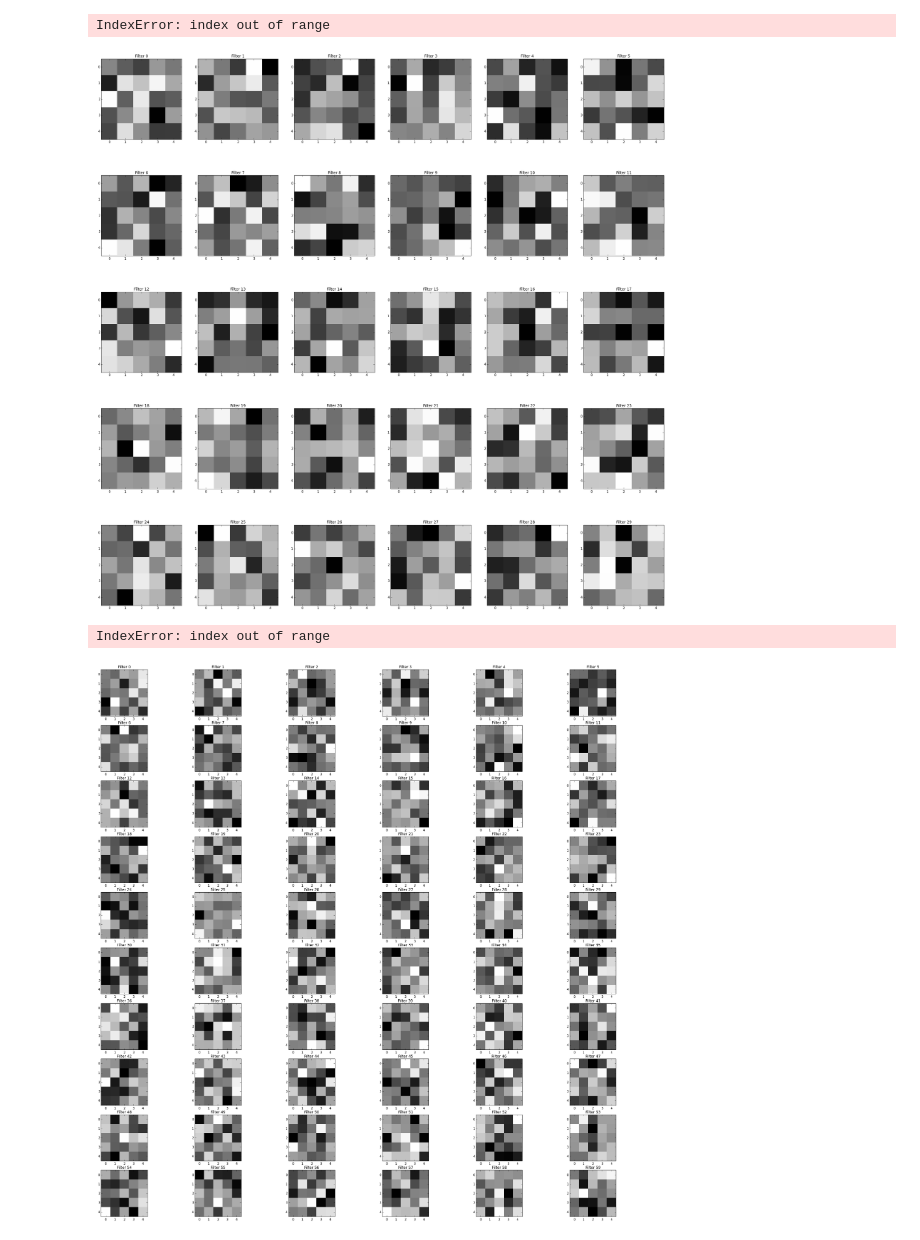
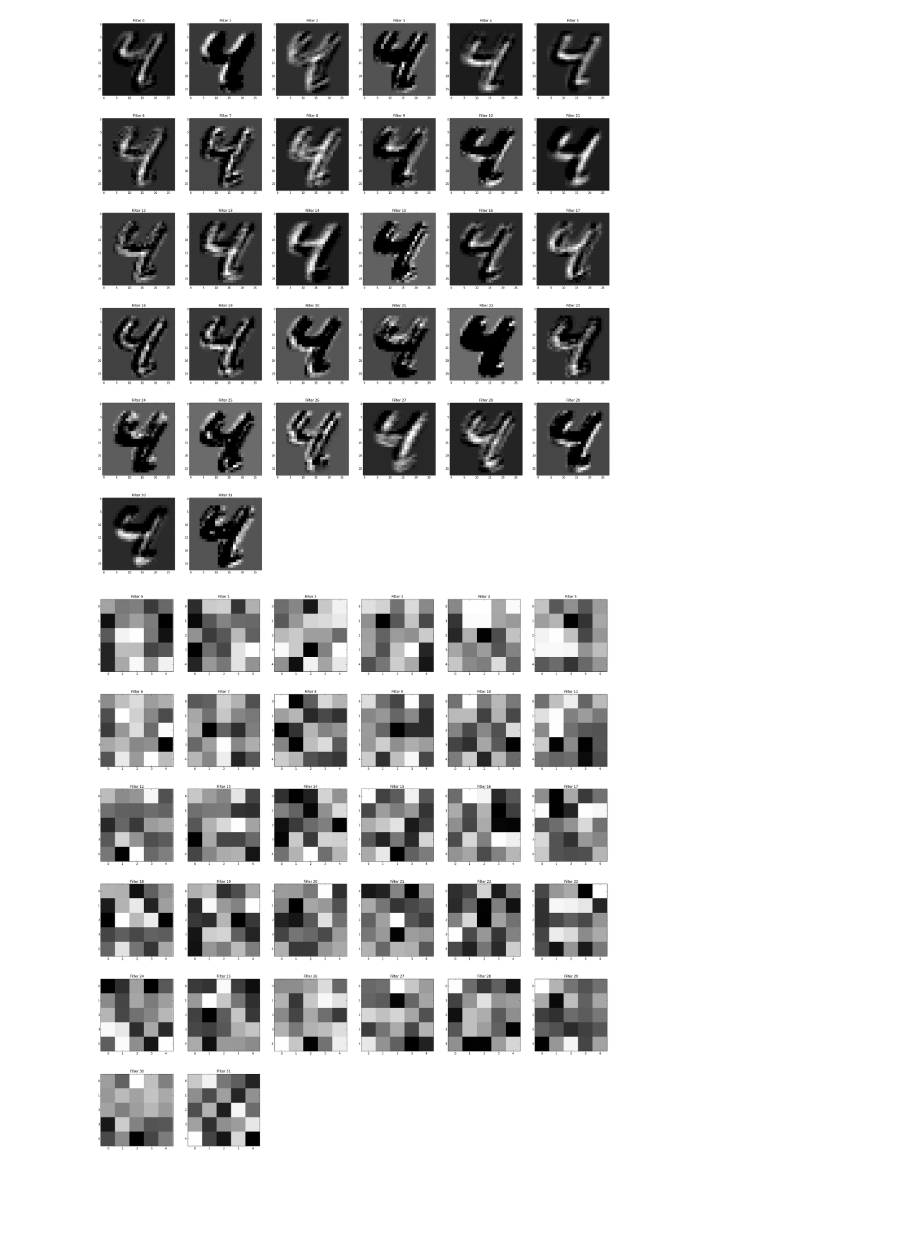
Before and after one commit to bvarga92/deeplearning, a Jupyter notebook: python/10.ipynb, the cells around one changed output. Cells and saved outputs as stored; diff of their text form; code cells hidden in the pictures; blank space fills up the shorter version.

```diff
--- a/python/10.ipynb
+++ b/python/10.ipynb
@@ -164,15 +161,12 @@ y_conv=tf.nn.softmax(tf.matmul(h_fc1_drop, W_fc2) + b_fc2)
 # %%
-cross_entropy = tf.reduce_mean(-tf.reduce_sum(y_ * tf.log(y_conv), reduction_indices=[1]))
-train_step = tf.train.AdamOptimizer(1e-4).minimize(cross_entropy)
-correct_prediction = tf.equal(tf.argmax(y_conv,1), tf.argmax(y_,1))
-accuracy = tf.reduce_mean(tf.cast(correct_prediction, tf.float32))
+cross_entropy=tf.reduce_mean(-tf.reduce_sum(y_*tf.log(y_conv),reduction_indices=[1]))
+train_step=tf.train.AdamOptimizer(1e-4).minimize(cross_entropy)
+correct_prediction=tf.equal(tf.argmax(y_conv,1),tf.argmax(y_,1))
+accuracy=tf.reduce_mean(tf.cast(correct_prediction,tf.float32))
 sess.run(tf.initialize_all_variables())
-for i in range(50):#1000
-  batch = mnist.train.next_batch(50)
-  if i%100 == 0:
-    train_accuracy = accuracy.eval(session=sess, feed_dict={x:batch[0], y_: batch[1], keep_prob: 1.0})
-    print("step %d, training accuracy %g"%(i, train_accuracy))
-  train_step.run(session=sess, feed_dict={x: batch[0], y_: batch[1], keep_prob: 0.5})
-
-#print("test accuracy %g" % accuracy.eval(session=sess, feed_dict={x: mnist.test.images, y_: mnist.test.labels, keep_prob: 1.0}))
+for i in range(1000):
+    batch=get_batch(50)
+    if (i+1)%100==0:
+        print("Step %d, accuracy is %g."%(i+1,accuracy.eval(session=sess,feed_dict={x:batch[0], y_:batch[1], keep_prob:1.0})))
+    train_step.run(session=sess,feed_dict={x:batch[0],y_:batch[1],keep_prob:0.5})
 # %% [output]
@@ -197 +211,18 @@ for i in range(test_images.shape[0]): # egyszerre is ra lehetne adni, de ahhoz s
+# %%
+def showConvLayerOutputs(layer,inputdata):
+    units=layer.eval(session=sess,feed_dict={x:np.reshape(inputdata,[1,784],order='F'),keep_prob:1.0})
+    no_filters=units.shape[3]
+    plt.figure(figsize=(32,35))
+    for i in range(0,no_filters):
+        plt.subplot(math.ceil(no_filters/6.0),6,i+1)
+        plt.title("Filter "+str(i))
+        plt.imshow(units[0,:,:,i],interpolation="none",cmap="gray")
+def showConvLayerWeights(w):
+    weights=w.eval(session=sess)
+    no_filters=weights.shape[3]
+    plt.figure(figsize=(32,35))
+    for i in range(0,no_filters):
+        plt.subplot(math.ceil(no_filters/6.0),6,i+1)
+        plt.title('Filter '+str(i))
+        plt.imshow(weights[:,:,0,i],interpolation="none",cmap="gray")
 # %%
@@ -236,10 +233,6 @@ def showConvFilterx(w):
-# %%
-showConvFilterx(W_conv1) # első konvolúció réteghez tartozó szűrők súlyainak megjelenítése
-# %% [output]
-IndexError: index out of range
-[figure, removed]
-# %%
-showConvFilterx(W_conv2) # második konvolúció réteghez tartozó szűrők súlyainak megjelenítése
-# %% [output]
-IndexError: index out of range
-[figure, removed]
+# %%
+showConvLayerOutputs(h_conv1,testInput)
+showConvLayerWeights(W_conv1)
+# %% [output]
+[figure, added]
+[figure, added]
```
Also changed, not shown: parts of 20 cells of this notebook, 1 other file.
